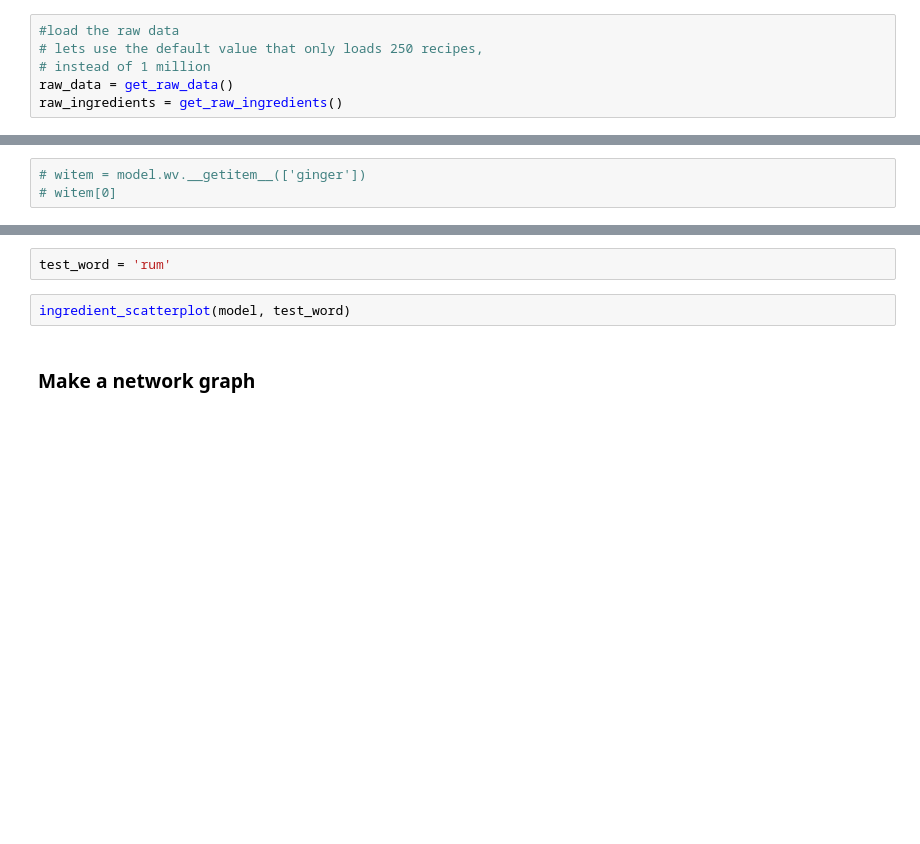
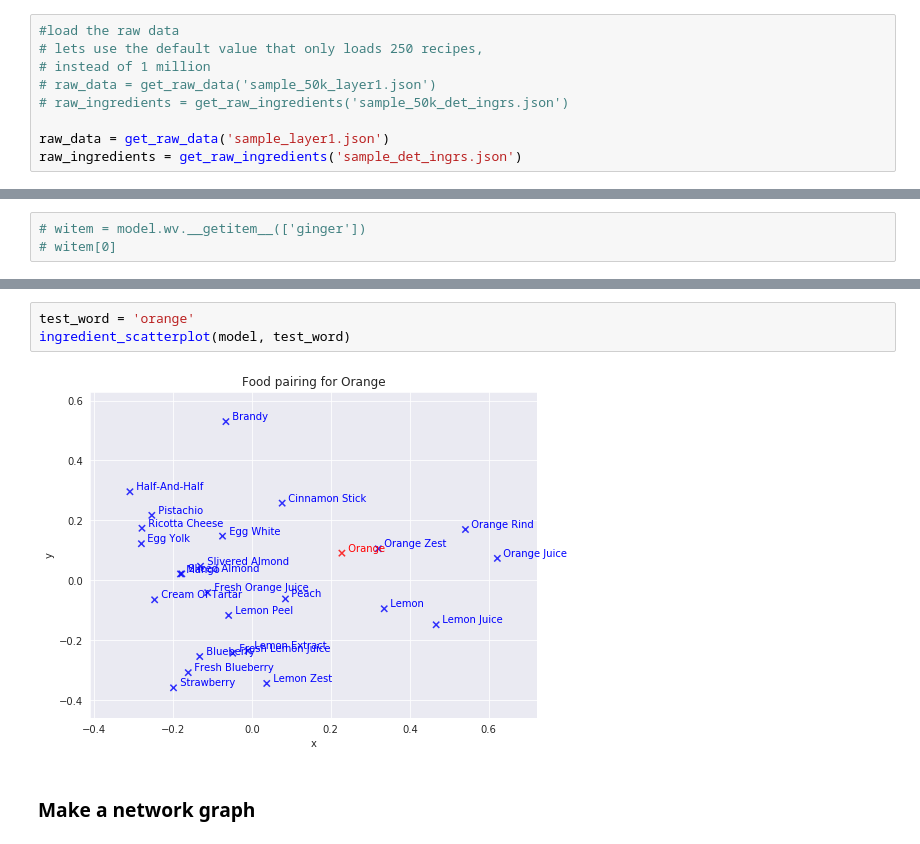
Before and after one commit to angelmanzur/Room_for_dessert, a Jupyter notebook: source/Dessert_Inspection.ipynb, the cells around one changed output, grey strips where cells are left out. Cells and saved outputs as stored; diff of their text form; blank space fills up the shorter version.

```diff
--- a/source/Dessert_Inspection.ipynb
+++ b/source/Dessert_Inspection.ipynb
@@ -21,8 +21,11 @@ warnings.filterwarnings('ignore')
 #load the raw data
 # lets use the default value that only loads 250 recipes,
 # instead of 1 million
-raw_data = get_raw_data()
-raw_ingredients = get_raw_ingredients()
+# raw_data = get_raw_data('sample_50k_layer1.json')
+# raw_ingredients = get_raw_ingredients('sample_50k_det_ingrs.json')
+
+raw_data = get_raw_data('sample_layer1.json')
+raw_ingredients = get_raw_ingredients('sample_det_ingrs.json')
 # %% [output]
 Loading file  ../data/sample_layer1.json
 Loading ingredient file: ../data/sample_det_ingrs.json
@@ -310,7 +388,8 @@ ingredient_scatterplot(model, 'apple')
-# %%
-test_word = 'rum'
 # %%
+test_word = 'orange'
 ingredient_scatterplot(model, test_word)
+# %% [output]
+[figure, added]
 # %% [markdown]
 ### Make a network graph
 # %%
```
Also changed, not shown: parts of 21 cells of this notebook, 2 other files.
